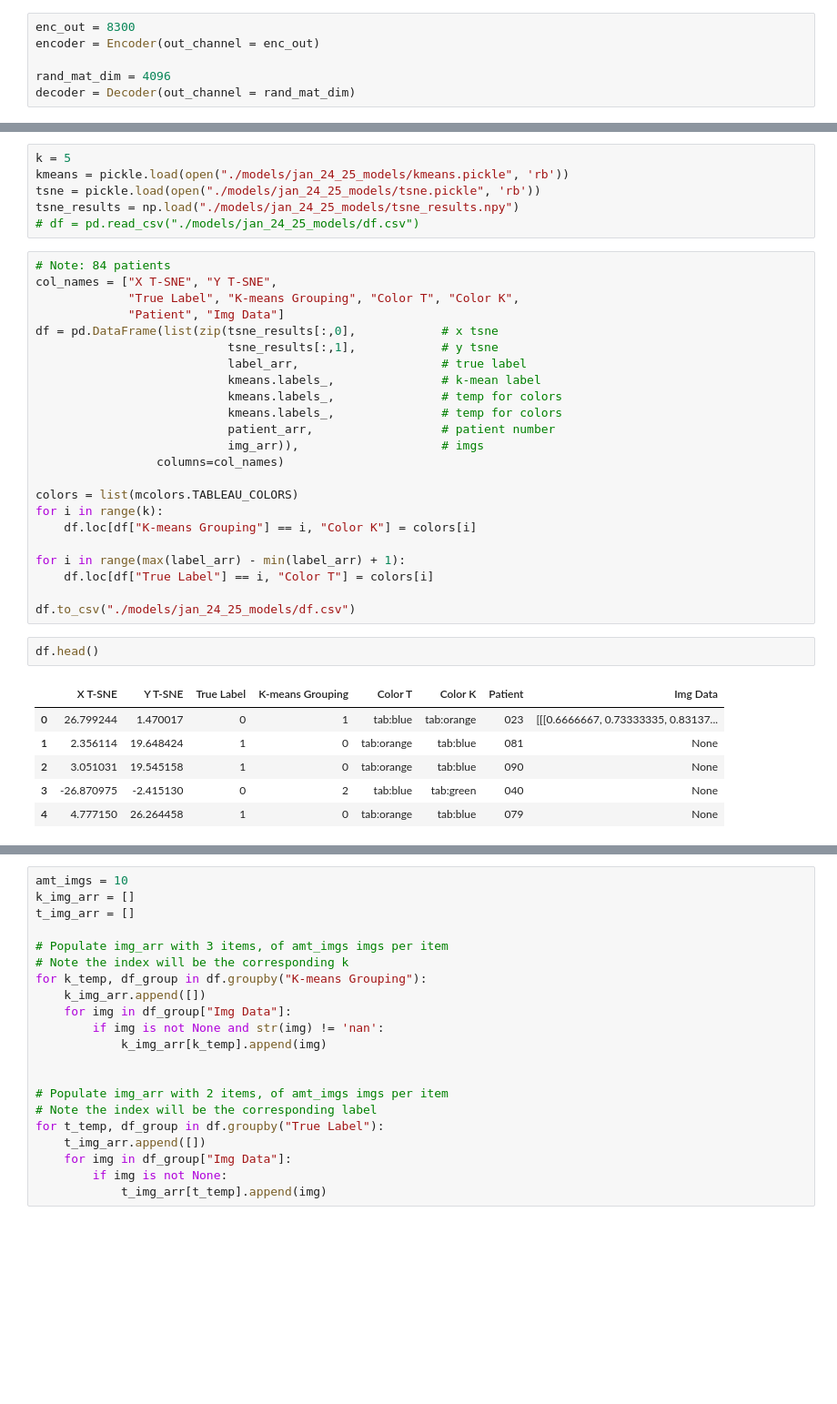
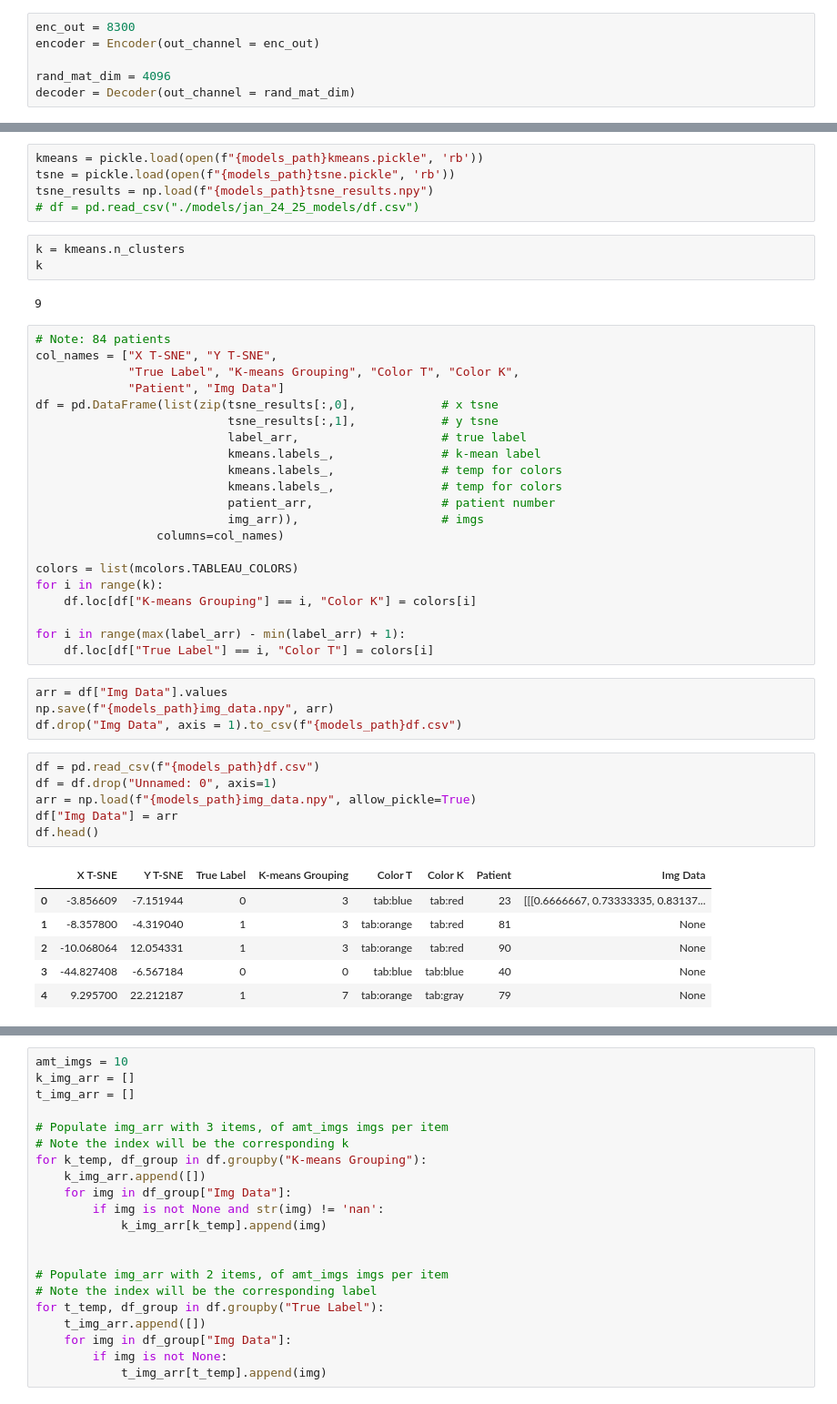
Before and after one commit to notan79/Carotid_AI, a Jupyter notebook: torch/NN/carotid_cluster_NIH.ipynb, the cells around one changed output, grey strips where cells are left out. Shown at 91% size. Drawn from its saved outputs; the diff is of its cells as text; blank space fills up the shorter version.

```diff
--- a/torch/NN/carotid_cluster_NIH.ipynb
+++ b/torch/NN/carotid_cluster_NIH.ipynb
@@ -148,9 +162,13 @@ tsne_results = tsne.fit_transform(encoded_imgs_arr) # fit_transform or fit?
 # %%
-k = 5
-kmeans = pickle.load(open("./models/jan_24_25_models/kmeans.pickle", 'rb'))
-tsne = pickle.load(open("./models/jan_24_25_models/tsne.pickle", 'rb'))
-tsne_results = np.load("./models/jan_24_25_models/tsne_results.npy")
+kmeans = pickle.load(open(f"{models_path}kmeans.pickle", 'rb'))
+tsne = pickle.load(open(f"{models_path}tsne.pickle", 'rb'))
+tsne_results = np.load(f"{models_path}tsne_results.npy")
 # df = pd.read_csv("./models/jan_24_25_models/df.csv")
+# %%
+k = kmeans.n_clusters
+k
+# %% [output]
+9
 # %%
 # Note: 84 patients
 col_names = ["X T-SNE", "Y T-SNE",
@@ -172,17 +190,23 @@ for i in range(k):
 
 for i in range(max(label_arr) - min(label_arr) + 1):
     df.loc[df["True Label"] == i, "Color T"] = colors[i]
-
-df.to_csv("./models/jan_24_25_models/df.csv")
-# %%
-df.head()
-# %% [output]
-|  | X T-SNE | Y T-SNE | True Label | K-means Grouping | Color T | Color K | Patient | Img Data |
-| 0 | 26.799244 | 1.470017 | 0 | 1 | tab:blue | tab:orange | 023 | [[[0.6666667, 0.73333335, 0.83137... |
-| 1 | 2.356114 | 19.648424 | 1 | 0 | tab:orange | tab:blue | 081 | None |
-| 2 | 3.051031 | 19.545158 | 1 | 0 | tab:orange | tab:blue | 090 | None |
-| 3 | -26.870975 | -2.415130 | 0 | 2 | tab:blue | tab:green | 040 | None |
-| 4 | 4.777150 | 26.264458 | 1 | 0 | tab:orange | tab:blue | 079 | None |
+# %%
+arr = df["Img Data"].values
+np.save(f"{models_path}img_data.npy", arr)
+df.drop("Img Data", axis = 1).to_csv(f"{models_path}df.csv")
+# %%
+df = pd.read_csv(f"{models_path}df.csv")
+df = df.drop("Unnamed: 0", axis=1)
+arr = np.load(f"{models_path}img_data.npy", allow_pickle=True)
+df["Img Data"] = arr
+df.head()
+# %% [output]
+|  | X T-SNE | Y T-SNE | True Label | K-means Grouping | Color T | Color K | Patient | Img Data |
+| 0 | -3.856609 | -7.151944 | 0 | 3 | tab:blue | tab:red | 23 | [[[0.6666667, 0.73333335, 0.83137... |
+| 1 | -8.357800 | -4.319040 | 1 | 3 | tab:orange | tab:red | 81 | None |
+| 2 | -10.068064 | 12.054331 | 1 | 3 | tab:orange | tab:red | 90 | None |
+| 3 | -44.827408 | -6.567184 | 0 | 0 | tab:blue | tab:blue | 40 | None |
+| 4 | 9.295700 | 22.212187 | 1 | 7 | tab:orange | tab:gray | 79 | None |
 # %%
 temp0 = Counter(df.loc[df["True Label"] == 0]["K-means Grouping"].values)
 temp1 = Counter(df.loc[df["True Label"] == 1]["K-means Grouping"].values)
```
Also changed, not shown: parts of 19 cells of this notebook, 7 other files.
